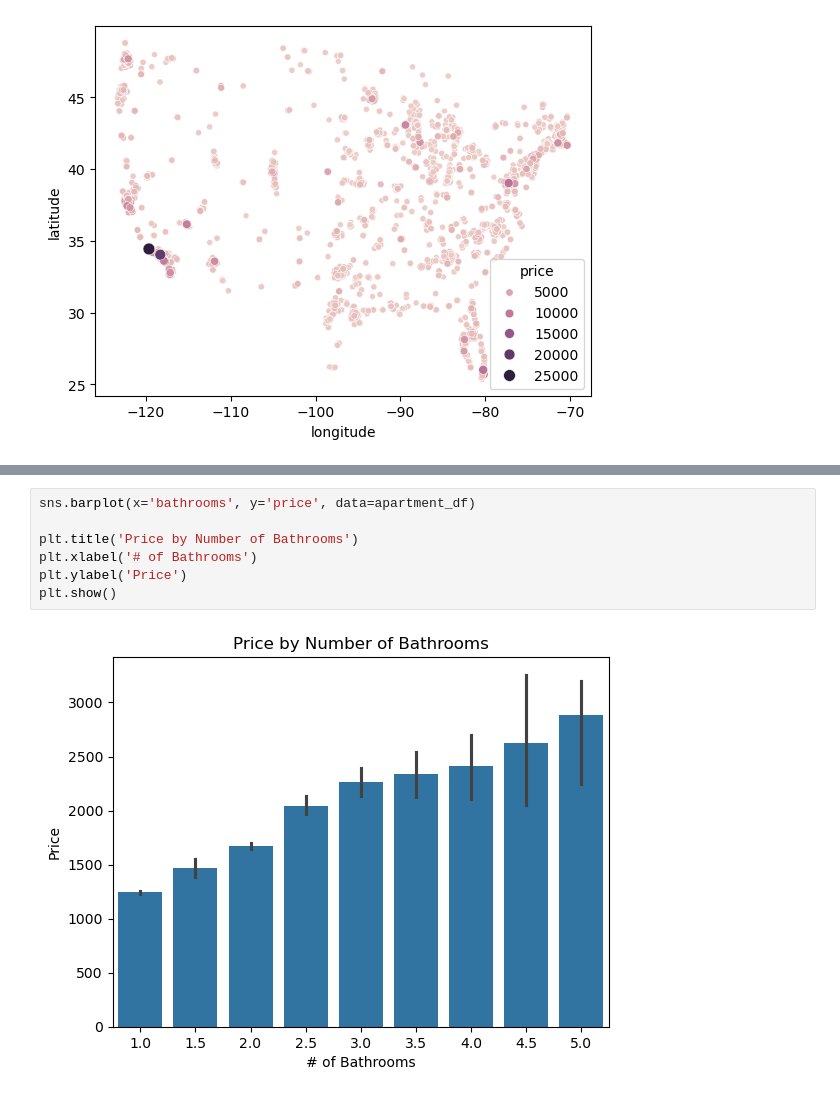
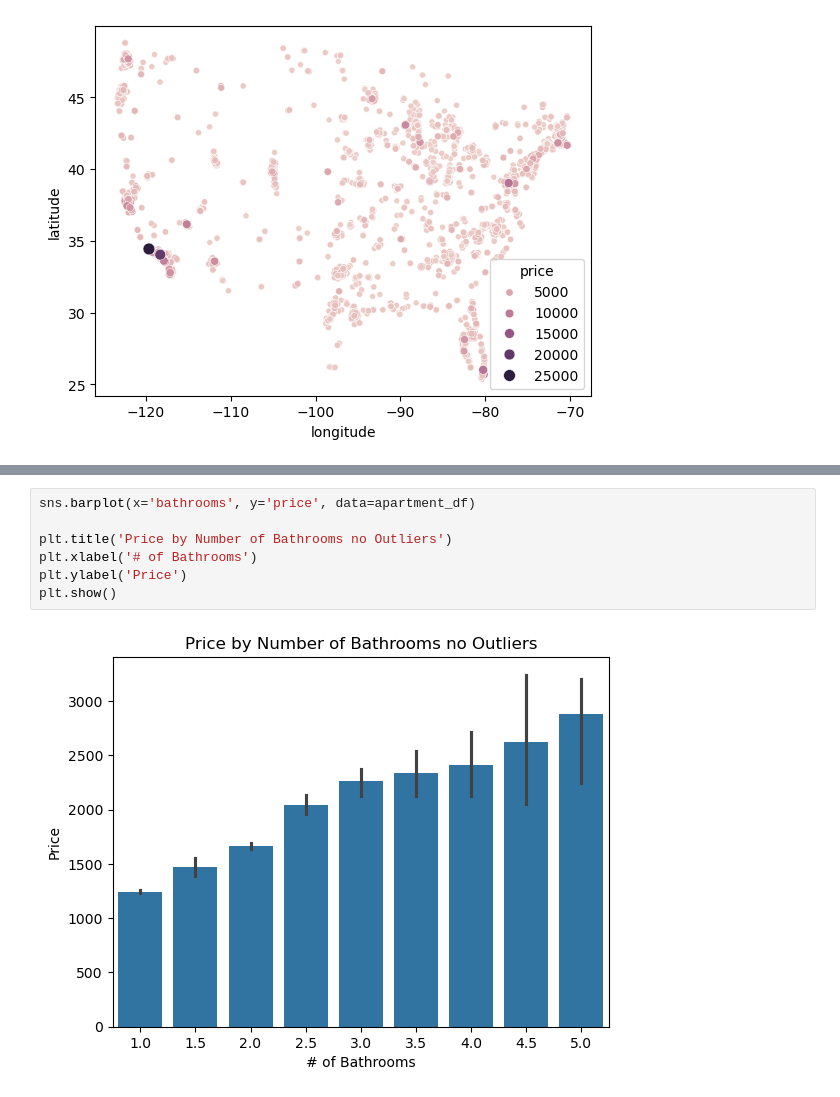
Before and after one commit to metro7/ML-Final-Project, a Jupyter notebook: ML-Final-Project.ipynb, the cells around one changed output, grey strips where cells are left out. Drawn from its saved outputs; the diff is of its cells as text.

```diff
--- a/ML-Final-Project.ipynb
+++ b/ML-Final-Project.ipynb
@@ -182,9 +177,9 @@ plt.show()
 # %%
 sns.barplot(x='bathrooms', y='price', data=apartment_df)
 
-plt.title('Price by Number of Bathrooms')
+plt.title('Price by Number of Bathrooms no Outliers')
 plt.xlabel('# of Bathrooms')
 plt.ylabel('Price')
 plt.show()
 # %% [output]
-[figure, old version]
+[figure, new version]
```
Also changed, not shown: parts of 14 cells of this notebook.
